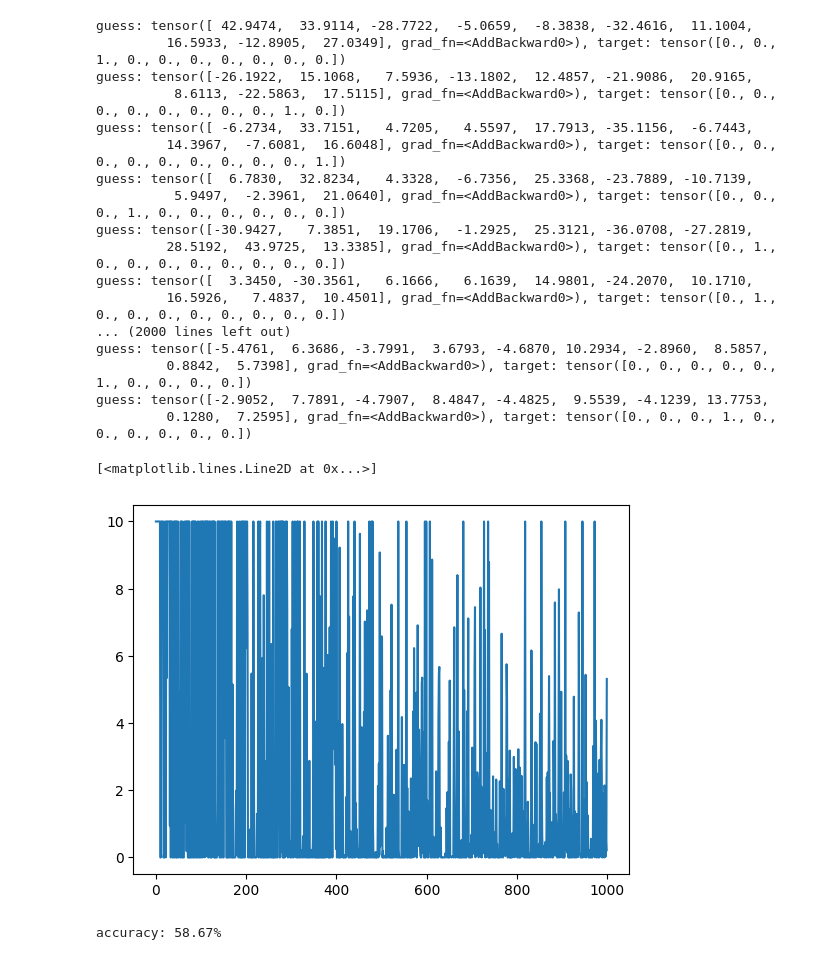
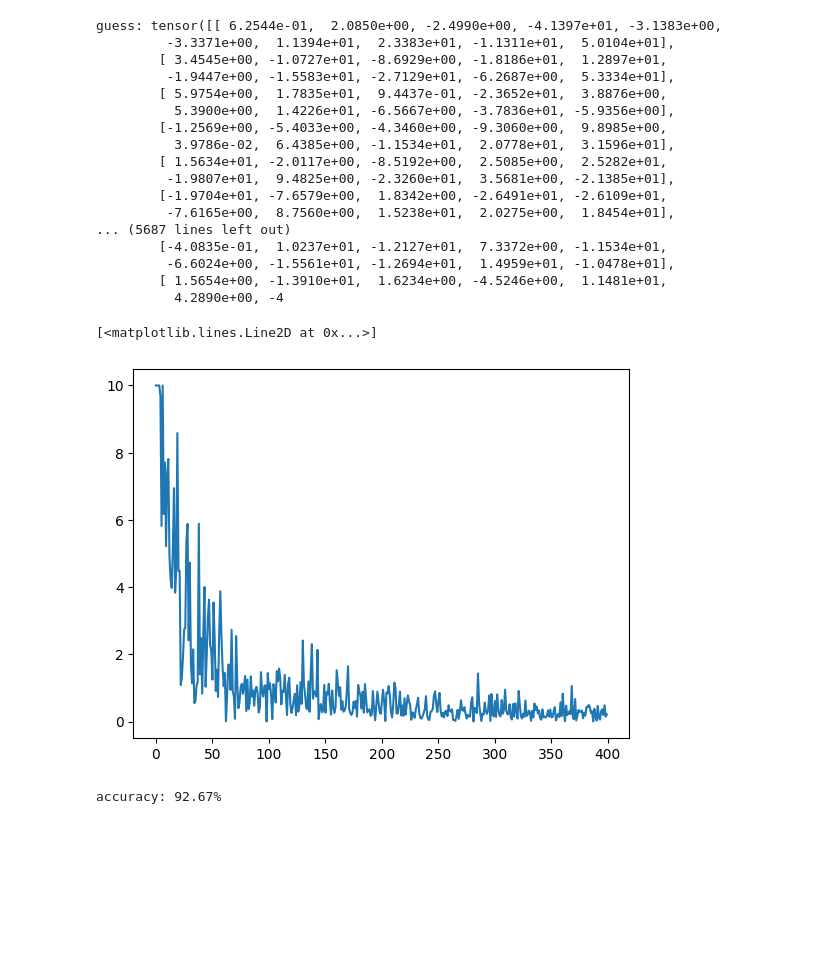
Before and after one commit to estevE11/neural, a Jupyter notebook: mnist/mnist.ipynb, the cells around one changed output. Cells and saved outputs as stored; diff of their text form; code cells hidden in the pictures; blank space fills up the shorter version.

Commit message:
using batches actually makes it faster

```diff
--- a/mnist/mnist.ipynb
+++ b/mnist/mnist.ipynb
@@ -38,48 +38,48 @@ class MnistNet(nn.Module):
 # %%
 import torch
 import math
 import random
 import matplotlib.pyplot as plt
 
 model = MnistNet()
+batch_size = 32
 
 # train
 loss_function = nn.CrossEntropyLoss()
 optim = torch.optim.Adam(model.parameters())
 loses = []
-for i in range(1000):
-    samp = math.floor(random.random()*len(X_train))
-    inpt = torch.tensor(X_train[samp].reshape((-1, 28*28)[0])).float()
-    target_n = torch.tensor(Y_train[samp])
-    target = nn.functional.one_hot(target_n.long(), 10).float()
+for i in range(400):
+    samp = np.random.randint(0, X_test.shape[0], size=(batch_size))
+    inpt = torch.tensor(X_test[samp].reshape(-1, 28*28)).float()
+    target = torch.tensor(Y_test[samp])
     optim.zero_grad()
     guess = model(inpt)
     print(f"guess: {guess}, target: {target}")
     loss = loss_function(guess, target)
     loss.backward()
     optim.step()
     loses.append(min(loss.item(), 10))
 plt.plot(loses)
 # %% [output]
-guess: tensor([ 42.9474,  33.9114, -28.7722,  -5.0659,  -8.3838, -32.4616,  11.1004,
-         16.5933, -12.8905,  27.0349], grad_fn=<AddBackward0>), target: tensor([0., 0., 1., 0., 0., 0., 0., 0., 0., 0.])
-guess: tensor([-26.1922,  15.1068,   7.5936, -13.1802,  12.4857, -21.9086,  20.9165,
-          8.6113, -22.5863,  17.5115], grad_fn=<AddBackward0>), target: tensor([0., 0., 0., 0., 0., 0., 0., 0., 1., 0.])
-guess: tensor([ -6.2734,  33.7151,   4.7205,   4.5597,  17.7913, -35.1156,  -6.7443,
-         14.3967,  -7.6081,  16.6048], grad_fn=<AddBackward0>), target: tensor([0., 0., 0., 0., 0., 0., 0., 0., 0., 1.])
-guess: tensor([  6.7830,  32.8234,   4.3328,  -6.7356,  25.3368, -23.7889, -10.7139,
-          5.9497,  -2.3961,  21.0640], grad_fn=<AddBackward0>), target: tensor([0., 0., 0., 1., 0., 0., 0., 0., 0., 0.])
-guess: tensor([-30.9427,   7.3851,  19.1706,  -1.2925,  25.3121, -36.0708, -27.2819,
-         28.5192,  43.9725,  13.3385], grad_fn=<AddBackward0>), target: tensor([0., 1., 0., 0., 0., 0., 0., 0., 0., 0.])
-guess: tensor([  3.3450, -30.3561,   6.1666,   6.1639,  14.9801, -24.2070,  10.1710,
-         16.5926,   7.4837,  10.4501], grad_fn=<AddBackward0>), target: tensor([0., 1., 0., 0., 0., 0., 0., 0., 0., 0.])
-... (2000 lines left out)
-guess: tensor([-5.4761,  6.3686, -3.7991,  3.6793, -4.6870, 10.2934, -2.8960,  8.5857,
-         0.8842,  5.7398], grad_fn=<AddBackward0>), target: tensor([0., 0., 0., 0., 0., 1., 0., 0., 0., 0.])
-guess: tensor([-2.9052,  7.7891, -4.7907,  8.4847, -4.4825,  9.5539, -4.1239, 13.7753,
-         0.1280,  7.2595], grad_fn=<AddBackward0>), target: tensor([0., 0., 0., 1., 0., 0., 0., 0., 0., 0.])
+guess: tensor([[ 6.2544e-01,  2.0850e+00, -2.4990e+00, -4.1397e+01, -3.1383e+00,
+         -3.3371e+00,  1.1394e+01,  2.3383e+01, -1.1311e+01,  5.0104e+01],
+        [ 3.4545e+00, -1.0727e+01, -8.6929e+00, -1.8186e+01,  1.2897e+01,
+         -1.9447e+00, -1.5583e+01, -2.7129e+01, -6.2687e+00,  5.3334e+01],
+        [ 5.9754e+00,  1.7835e+01,  9.4437e-01, -2.3652e+01,  3.8876e+00,
+          5.3900e+00,  1.4226e+01, -6.5667e+00, -3.7836e+01, -5.9356e+00],
+        [-1.2569e+00, -5.4033e+00, -4.3460e+00, -9.3060e+00,  9.8985e+00,
+          3.9786e-02,  6.4385e+00, -1.1534e+01,  2.0778e+01,  3.1596e+01],
+        [ 1.5634e+01, -2.0117e+00, -8.5192e+00,  2.5085e+00,  2.5282e+01,
+         -1.9807e+01,  9.4825e+00, -2.3260e+01,  3.5681e+00, -2.1385e+01],
+        [-1.9704e+01, -7.6579e+00,  1.8342e+00, -2.6491e+01, -2.6109e+01,
+         -7.6165e+00,  8.7560e+00,  1.5238e+01,  2.0275e+00,  1.8454e+01],
+... (5687 lines left out)
+        [-4.0835e-01,  1.0237e+01, -1.2127e+01,  7.3372e+00, -1.1534e+01,
+         -6.6024e+00, -1.5561e+01, -1.2694e+01,  1.4959e+01, -1.0478e+01],
+        [ 1.5654e+00, -1.3910e+01,  1.6234e+00, -4.5246e+00,  1.1481e+01,
+          4.2890e+00, -4
 [<matplotlib.lines.Line2D at 0x...>]
-[figure, old version]
+[figure, new version]
 # %%
 n = 10000
 corr = 0
@@ -91,4 +91,4 @@ for i in range(n):
     if Y == guess: corr += 1
 print(f"accuracy: {corr/n*100}%")
 # %% [output]
-accuracy: 58.67%
+accuracy: 92.67%
```
